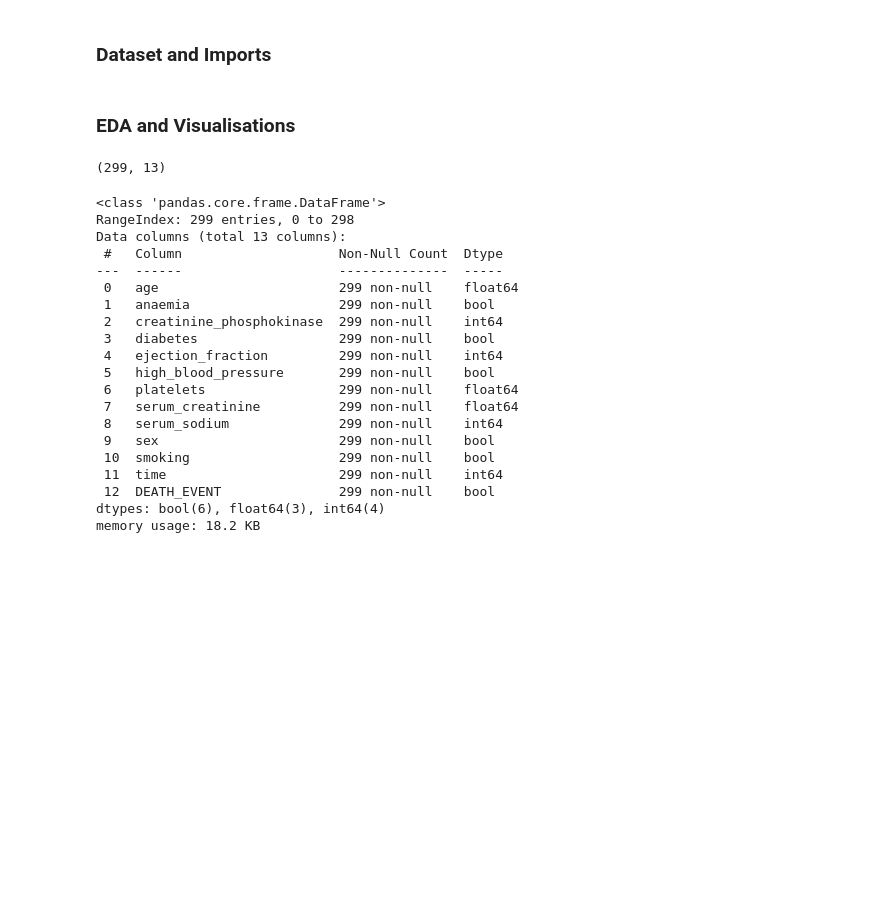
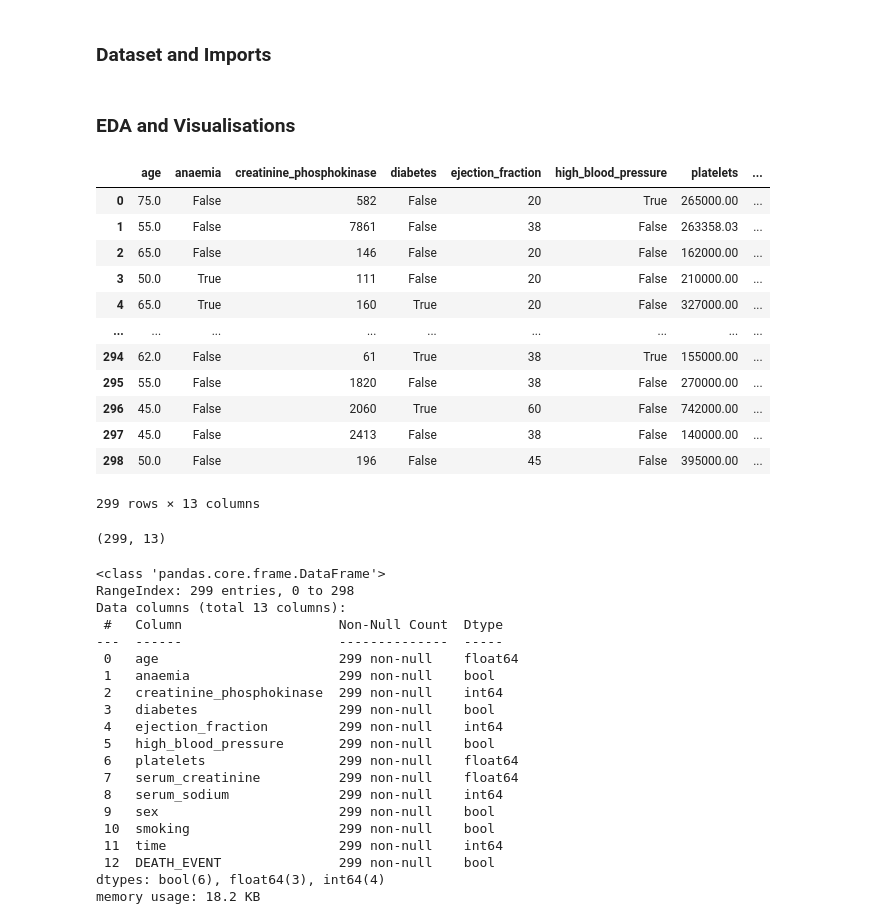
Before and after one commit to UBC-MDS/heart-failure-analysis, a Jupyter notebook: heart-failure-analysis.ipynb, the cells around one changed output. Cells and saved outputs as stored; diff of their text form; code cells hidden in the pictures; blank space fills up the shorter version.

Commit message:
data validation with schema pa.Check

```diff
--- a/heart-failure-analysis.ipynb
+++ b/heart-failure-analysis.ipynb
@@ -84,6 +85,45 @@ binary_columns = ['anaemia', 'diabetes', 'high_blood_pressure', 'sex', 'smoking'
 heart_failure_data[binary_columns] = heart_failure_data[binary_columns].astype(bool)
 # %% [markdown]
 ### EDA and Visualisations
+# %%
+#validate data
+schema = pa.DataFrameSchema(
+    {
+        "age": pa.Column(float, pa.Check.between(1, 120), nullable = True),
+        "anaemia": pa.Column(bool),
+        "creatinine_phosphokinase": pa.Column(int, pa.Check.between(20, 50000), nullable = True),
+        "diabetes": pa.Column(bool),
+        "ejection_fraction": pa.Column(int, pa.Check.between(5, 90), nullable = True),
+        "high_blood_pressure": pa.Column(bool),
+        "platelets": pa.Column(float, pa.Check.between(10000, 900000), nullable = True),
+        "serum_creatinine": pa.Column(float, pa.Check.between(0.2, 10), nullable = True),
+        "serum_sodium": pa.Column(int, pa.Check.between(110, 190), nullable = True),
+        "sex": pa.Column(bool),
+        "smoking": pa.Column(bool),
+        "time": pa.Column(int, pa.Check.between(1, 360), nullable = True),
+        "DEATH_EVENT": pa.Column(bool)
+    },
+        checks=[
+        pa.Check(lambda df: ~df.duplicated().any(), error="Duplicate rows found."),
+        pa.Check(lambda df: ~(df.isna().all(axis=1)).any(), error="Empty rows found.")
+    ]
+)
+
+schema.validate(heart_failure_data, lazy = True)
+# %% [output]
+|  | age | anaemia | creatinine_phosphokinase | diabetes | ejection_fraction | high_blood_pressure | platelets | ... |
+| 0 | 75.0 | False | 582 | False | 20 | True | 265000.00 | ... |
+| 1 | 55.0 | False | 7861 | False | 38 | False | 263358.03 | ... |
+| 2 | 65.0 | False | 146 | False | 20 | False | 162000.00 | ... |
+| 3 | 50.0 | True | 111 | False | 20 | False | 210000.00 | ... |
+| 4 | 65.0 | True | 160 | True | 20 | False | 327000.00 | ... |
+| ... | ... | ... | ... | ... | ... | ... | ... | ... |
+| 294 | 62.0 | False | 61 | True | 38 | True | 155000.00 | ... |
+| 295 | 55.0 | False | 1820 | False | 38 | False | 270000.00 | ... |
+| 296 | 45.0 | False | 2060 | True | 60 | False | 742000.00 | ... |
+| 297 | 45.0 | False | 2413 | False | 38 | False | 140000.00 | ... |
+| 298 | 50.0 | False | 196 | False | 45 | False | 395000.00 | ... |
+299 rows × 13 columns
 # %%
 heart_failure_data.shape
 # %% [output]
```
Also changed, not shown: parts of 2 cells of this notebook, 1 other file.
